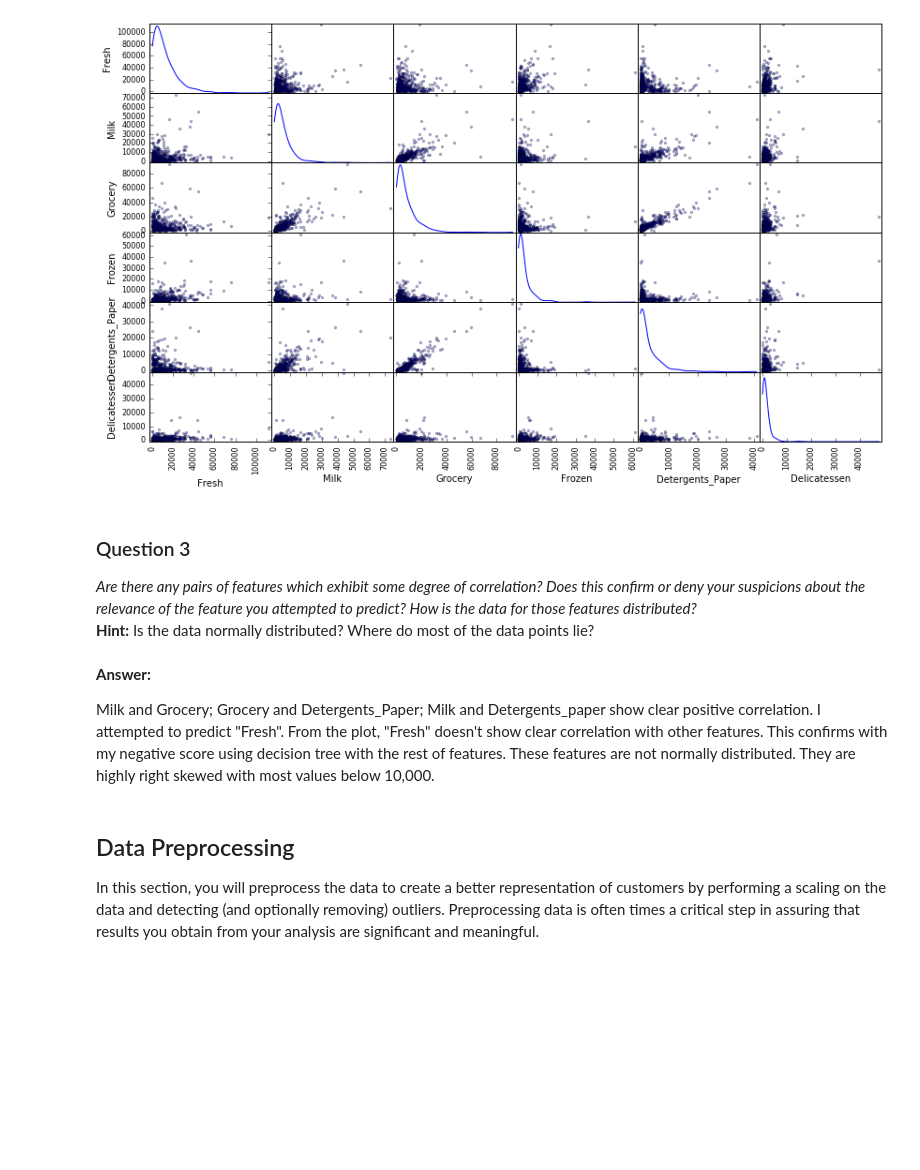
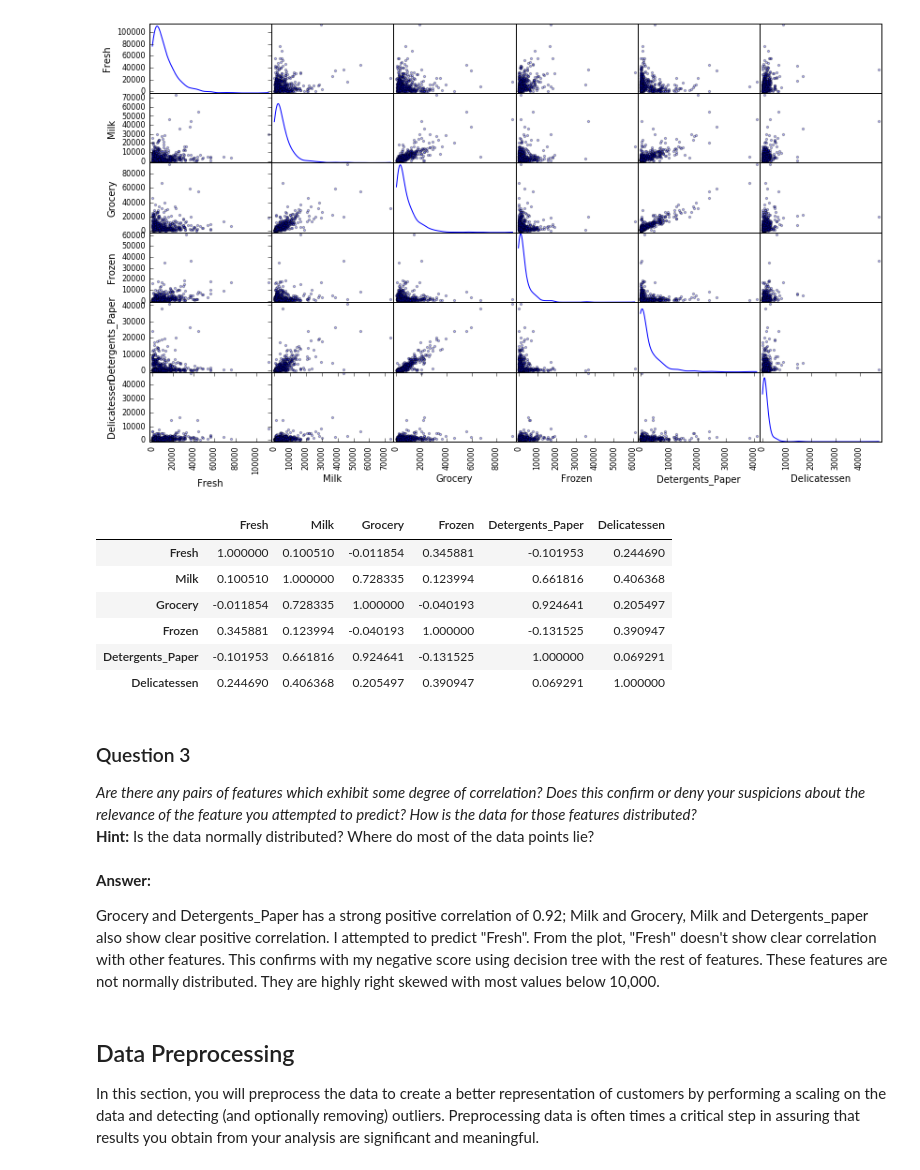
Before and after one commit to neocosmos/MachineLearningND, a Jupyter notebook: customer_segments/customer_segments.ipynb, the cells around one changed output. Cells and saved outputs as stored; diff of their text form; code cells hidden in the pictures; blank space fills up the shorter version.

```diff
--- a/customer_segments/customer_segments.ipynb
+++ b/customer_segments/customer_segments.ipynb
@@ -121,6 +121,16 @@ To get a better understanding of the dataset, we can construct a scatter matrix
 pd.scatter_matrix(data, alpha = 0.3, figsize = (14,8), diagonal = 'kde');
 # %% [output]
 [figure]
+# %%
+data.corr()
+# %% [output]
+|  | Fresh | Milk | Grocery | Frozen | Detergents_Paper | Delicatessen |
+| Fresh | 1.000000 | 0.100510 | -0.011854 | 0.345881 | -0.101953 | 0.244690 |
+| Milk | 0.100510 | 1.000000 | 0.728335 | 0.123994 | 0.661816 | 0.406368 |
+| Grocery | -0.011854 | 0.728335 | 1.000000 | -0.040193 | 0.924641 | 0.205497 |
+| Frozen | 0.345881 | 0.123994 | -0.040193 | 1.000000 | -0.131525 | 0.390947 |
+| Detergents_Paper | -0.101953 | 0.661816 | 0.924641 | -0.131525 | 1.000000 | 0.069291 |
+| Delicatessen | 0.244690 | 0.406368 | 0.205497 | 0.390947 | 0.069291 | 1.000000 |
 # %% [markdown]
 ### Question 3
 *Are there any pairs of features which exhibit some degree of correlation? Does this confirm or deny your suspicions about the relevance of the feature you attempted to predict? How is the data for those features distributed?*
@@ -128,8 +138,7 @@ pd.scatter_matrix(data, alpha = 0.3, figsize = (14,8), diagonal = 'kde');
 # %% [markdown]
 **Answer:**
 
-Milk and Grocery; Grocery and Detergents_Paper; Milk and Detergents_paper show clear positive correlation.
-I attempted to predict "Fresh". From the plot, "Fresh" doesn't show clear correlation with other features. This confirms with my negative score using decision tree with the rest of features. These features are not normally distributed. They are highly right skewed with most values below 10,000.
+Grocery and Detergents_Paper has a strong positive correlation of 0.92; Milk and Grocery, Milk and Detergents_paper also show clear positive correlation. I attempted to predict "Fresh". From the plot, "Fresh" doesn't show clear correlation with other features. This confirms with my negative score using decision tree with the rest of features. These features are not normally distributed. They are highly right skewed with most values below 10,000.
 # %% [markdown]
 ## Data Preprocessing
 In this section, you will preprocess the data to create a better representation of customers by performing a scaling on the data and detecting (and optionally removing) outliers. Preprocessing data is often times a critical step in assuring that results you obtain from your analysis are significant and meaningful.
```
Also changed, not shown: parts of 9 cells of this notebook, 1 other file.
